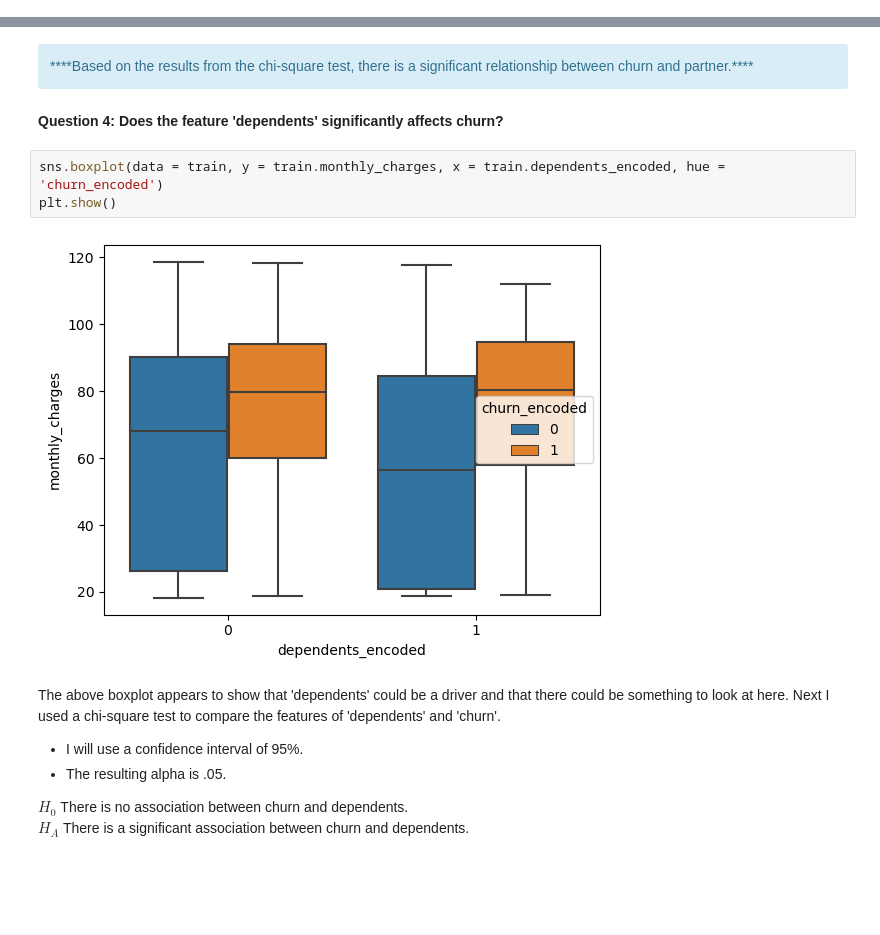
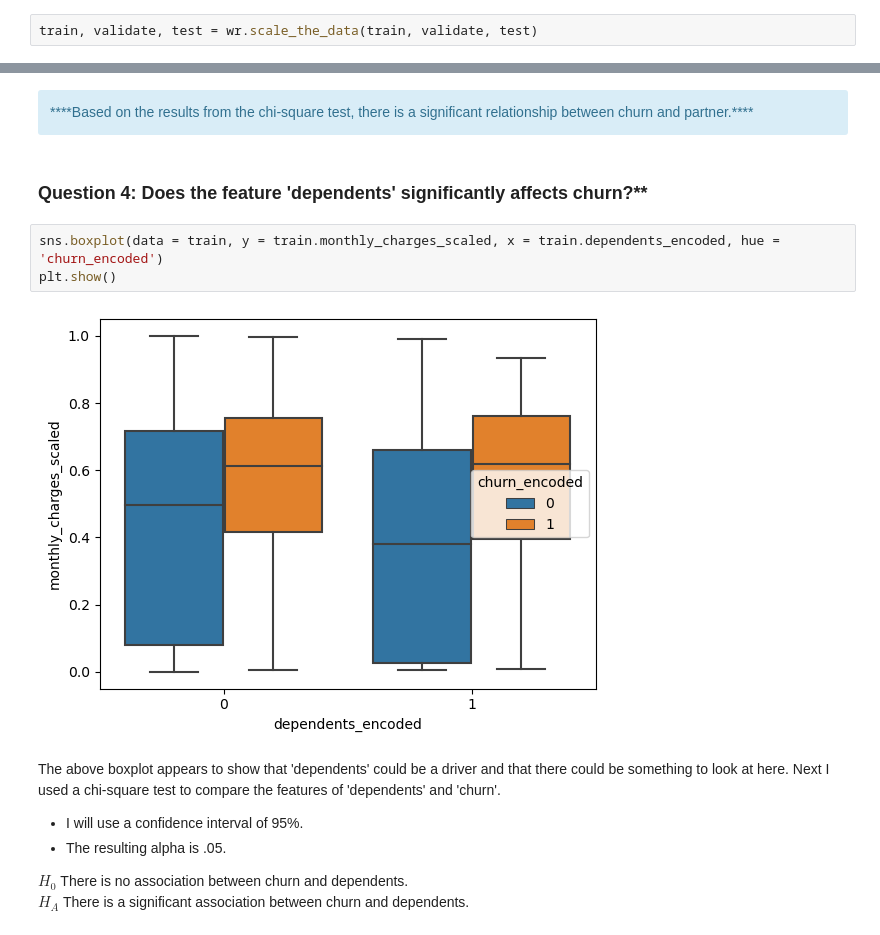
Before and after one commit to Saul-Gonzalez3/Classification_Project, a Jupyter notebook: Final_Report.ipynb, the cells around one changed output, grey strips where cells are left out. Drawn from its saved outputs; the diff is of its cells as text; blank space fills up the shorter version.

```diff
--- a/Final_Report.ipynb
+++ b/Final_Report.ipynb
@@ -97,6 +97,8 @@ train.head(3)
 | 1915 | 0 | 71 | 85.45 | 6028.95 | 0 | 0 | ... |
 | 5054 | 0 | 35 | 25.75 | 882.55 | 1 | 1 | ... |
 3 rows × 36 columns
+# %%
+train, validate, test = wr.scale_the_data(train, validate, test)
 # %%
 train.columns
 # %% [output]
@@ -211,12 +212,12 @@ We reject H₀:There is no association between churn and partner
 <div class="alert alert-info" role="alert">
 ****Based on the results from the chi-square test, there is a significant relationship between churn and partner.****
 # %% [markdown]
-**Question 4: Does the feature 'dependents' significantly affects churn?**
+<h3><b>Question 4: Does the feature 'dependents' significantly affects churn?**
 # %%
-sns.boxplot(data = train, y = train.monthly_charges, x = train.dependents_encoded, hue = 'churn_encoded')
+sns.boxplot(data = train, y = train.monthly_charges_scaled, x = train.dependents_encoded, hue = 'churn_encoded')
 plt.show()
 # %% [output]
-[figure, old version]
+[figure, new version]
 # %% [markdown]
 The above boxplot appears to show that 'dependents' could be a driver and that  there could be something to look at here.
 Next I used a chi-square test to compare the features of 'dependents' and 'churn'.
```
Also changed, not shown: parts of 32 cells of this notebook, 3 other files.
